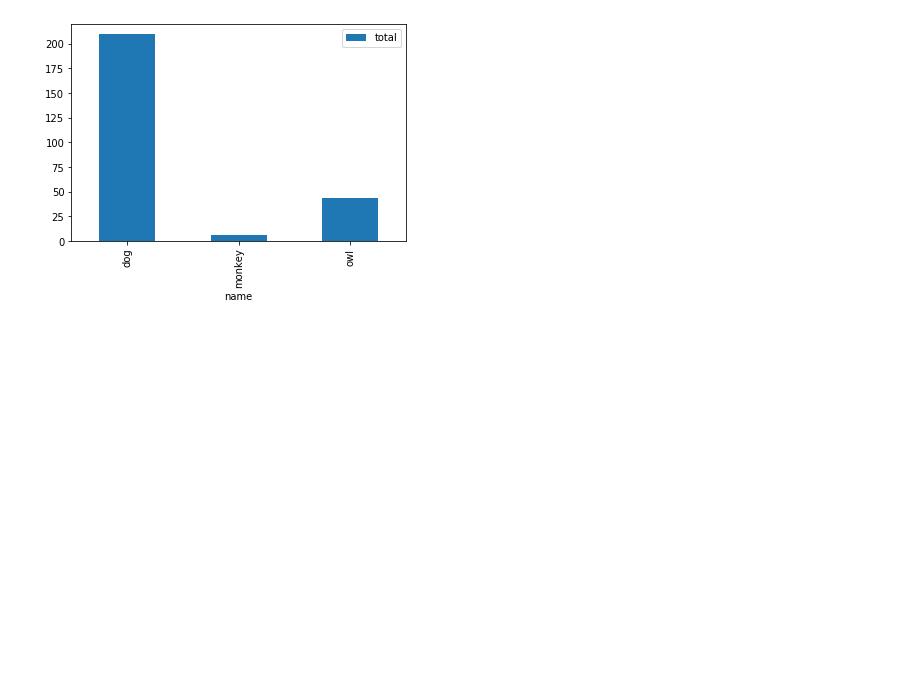
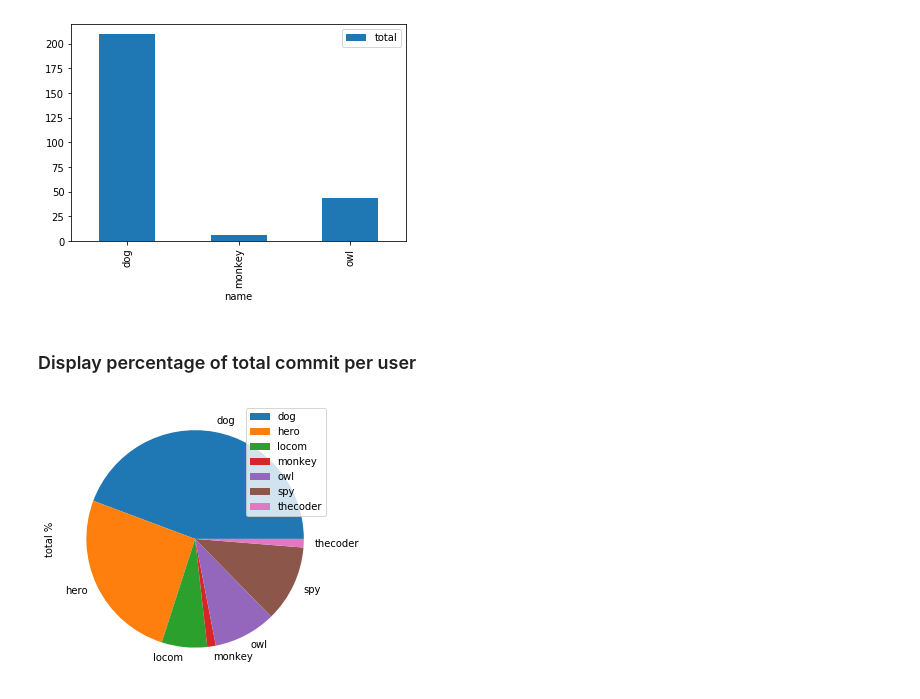
Before and after one commit to sylhare/git-processor, a Jupyter notebook: jupyter/Git Processor Demo.ipynb, the cells around one changed output. Drawn from its saved outputs; the diff is of its cells as text; code cells hidden in the pictures; blank space fills up the shorter version.

Commit message:
Add plot total percentage

```diff
--- a/jupyter/Git Processor Demo.ipynb
+++ b/jupyter/Git Processor Demo.ipynb
@@ -56,3 +56,9 @@ filtered_total = filtered_df.sum(axis=1, skipna=True).reset_index(name='total')
 d = filtered_total.plot(kind='bar', x='name', y='total')
 # %% [output]
 [figure]
+# %% [markdown]
+### Display percentage of total commit per user
+# %%
+plot = p.total_percentage().set_index('name').plot.pie(y='total %', figsize=(5, 5))
+# %% [output]
+[figure, added]
```
Also changed, not shown: parts of 4 cells of this notebook, 3 other files.
